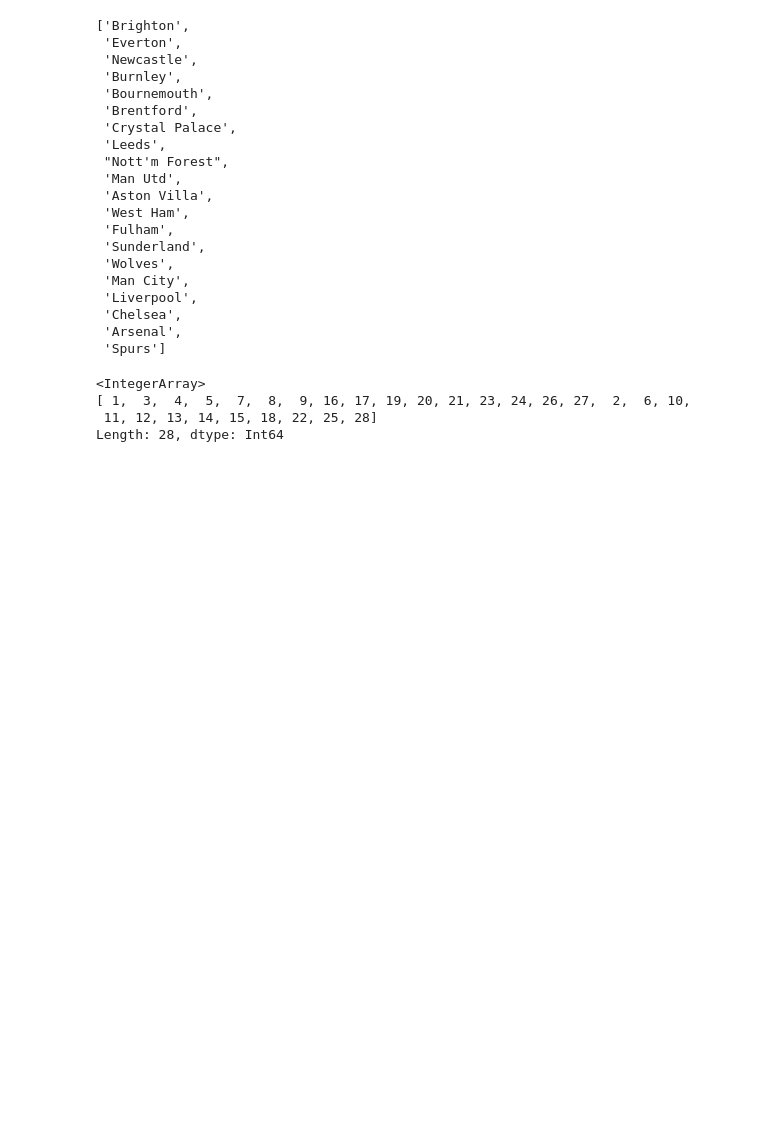
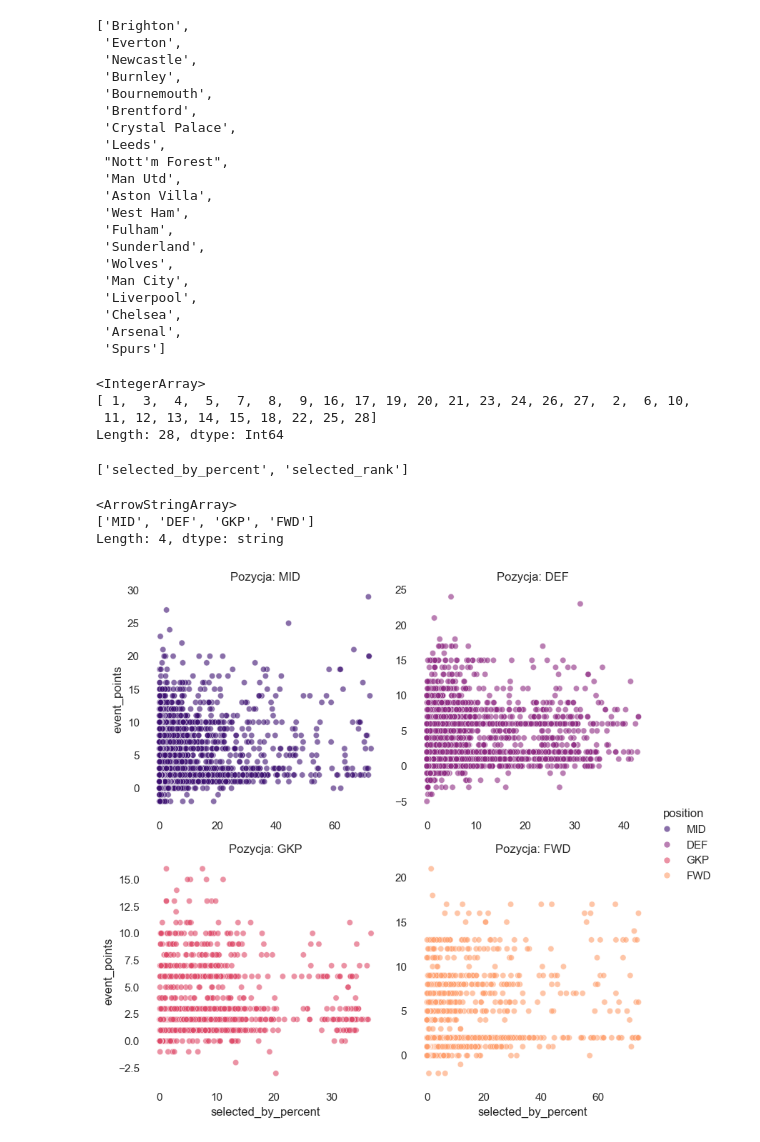
Before and after one commit to ruus77/FPL-Points-Predictions, a Jupyter notebook: Notebooks/Data_Preparation/EDA.ipynb, the cells around one changed output. Saved outputs shown, nothing was run; the diff lists cells and outputs as text; code cells hidden in the pictures; blank space fills up the shorter version.

```diff
--- a/Notebooks/Data_Preparation/EDA.ipynb
+++ b/Notebooks/Data_Preparation/EDA.ipynb
@@ -268,0 +248,31 @@ data.to_parquet(config.TIDY_DATA_PATH)
+# %%
+[c for c in data.columns if "sele" in c]
+# %% [output]
+['selected_by_percent', 'selected_rank']
+# %%
+data.position.unique()
+# %% [output]
+<ArrowStringArray>
+['MID', 'DEF', 'GKP', 'FWD']
+Length: 4, dtype: string
+# %%
+g = sns.relplot(
+    data=data,
+    x="selected_by_percent",
+    y="event_points",
+    col="position",
+    hue="position",
+    col_wrap=2,
+    palette="magma",
+    kind="scatter",
+    alpha=0.6,
+    height=4,
+    facet_kws={'sharex': False, 'sharey': False}
+
+)
+
+g.set_titles("Pozycja: {col_name}")
+
+plt.show()
+# %% [output]
+[figure, added]
```
Also changed, not shown: parts of 10 cells of this notebook.
